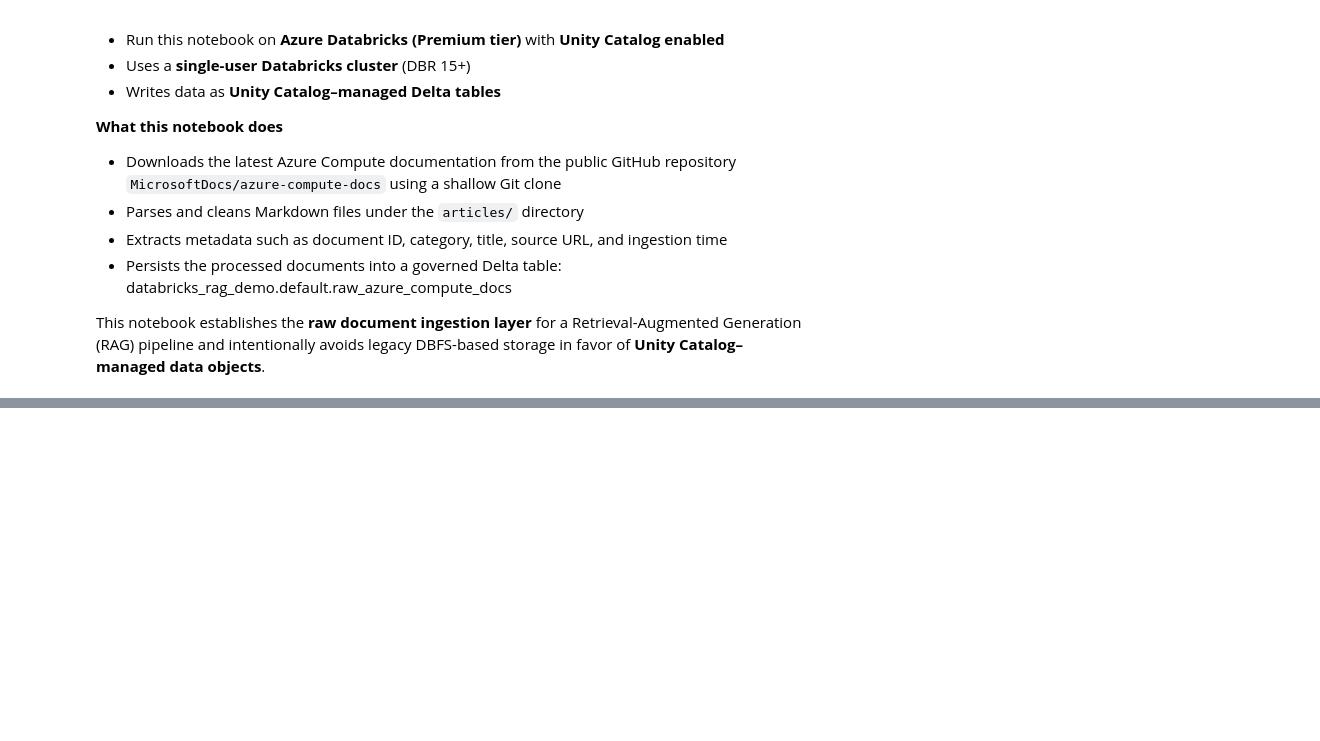
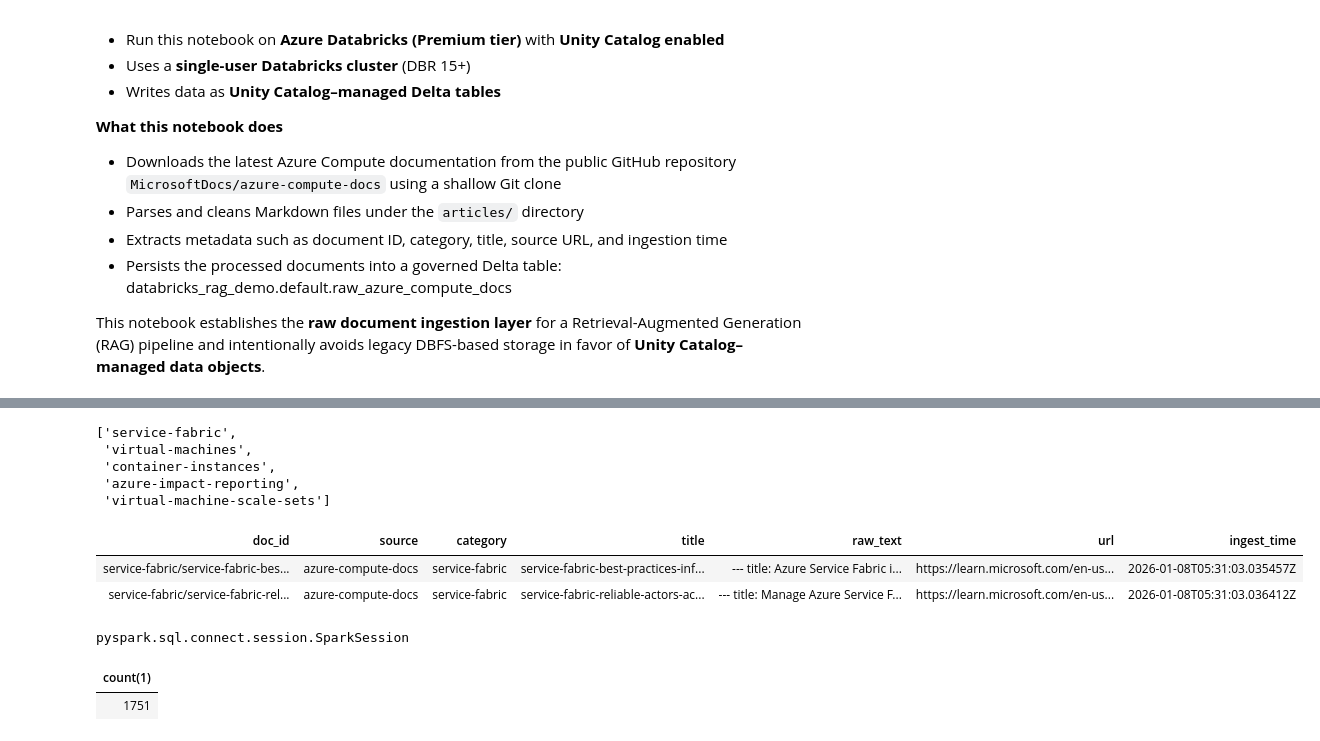
Before and after one commit to huiminyan2017/databricks-rag-ml, a Jupyter notebook: notebooks/01_ingest_azure_compute_docs.ipynb, the cells around one changed output, grey strips where cells are left out. Drawn from its saved outputs; the diff is of its cells as text; code cells hidden in the pictures; blank space fills up the shorter version.

````diff
--- a/notebooks/01_ingest_azure_compute_docs.ipynb
+++ b/notebooks/01_ingest_azure_compute_docs.ipynb
@@ -44,9 +67,5 @@ TABLE_NAME="raw_azure_compute_docs"
 # %%
 def download_azure_compute_docs():
-
-    # clean existing or any partial clones
-    if os.path.exists(TARGET_DIR):
-        shutil.rmtree(TARGET_DIR)
 
     # SHALLOW clone
     Repo.clone_from(
@@ -56,12 +75,18 @@ def download_azure_compute_docs():
     )
 
 download_azure_compute_docs()
-os.listdir(f"{BASE_PATH}")
+os.listdir(f"{TARGET_ARTICLE_PATH}")
+# %% [output]
+['service-fabric',
+ 'virtual-machines',
+ 'container-instances',
+ 'azure-impact-reporting',
+ 'virtual-machine-scale-sets']
 # %%
 # Function to clean markdown text
 def clean_markdown(md_text: str) -> str:
     # Remove code blocks
-    md_text = re.sub(r"```.*?```", "", md_text, flags=re.S)
+    #md_text = re.sub(r"```.*?```", "", md_text, flags=re.S)
     # Remove images
     md_text = re.sub(r"!\[.*?\]\(.*?\)", "", md_text)
     # Remove links but keep text
@@ -70,35 +95,51 @@ def clean_markdown(md_text: str) -> str:
     md_text = re.sub(r"#+ ", "", md_text)
     return md_text.strip()
 # %%
-def prepare_data():
+def prepare_spark_row_data():
     article_path = Path(TARGET_ARTICLE_PATH)
     rows = []
     min_length = 500  # skip stubs / TOCs
 
     for md_file in article_path.rglob("*.md"):
         try:
             with open(md_file, "r", encoding="utf-8", errors="ignore") as f:
                 raw_md = f.read()
 
             cleaned = clean_markdown(raw_md)
 
             if len(cleaned) < min_length:
                 continue
 
+            rel_path = str(md_file.relative_to(article_path))
+            category = rel_path.split("/", 1)[0] if "/" in rel_path else rel_path
+
             rows.append(Row(
-                doc_id=str(md_file.relative_to(article_path)),
+                doc_id=rel_path,
                 source="azure-compute-docs",
-                category=md_file.parts[0],  # e.g. virtual-machines
+                category=category,  # e.g. virtual-machines
                 title=md_file.stem,
                 raw_text=cleaned,
                 url=f"https://learn.microsoft.com/en-us/azure/{md_file.relative_to(TARGET_ARTICLE_PATH)}",
                 ingest_time=datetime.utcnow()
             ))
 
         except Exception as e:
             # Fail-safe: skip bad files
             continue
     return rows
 
-rows = prepare_data()
+rows = prepare_spark_row_data()
+docs_df = spark.createDataFrame(rows)
+
+display(docs_df.limit(2))
+# %% [output]
+| doc_id | source | category | title | raw_text | url | ingest_time |
+| service-fabric/service-fabric-bes... | azure-compute-docs | service-fabric | service-fabric-best-practices-inf... | --- title: Azure Service Fabric i... | https://learn.microsoft.com/en-us... | 2026-01-08T05:31:03.035457Z |
+| service-fabric/service-fabric-rel... | azure-compute-docs | service-fabric | service-fabric-reliable-actors-ac... | --- title: Manage Azure Service F... | https://learn.microsoft.com/en-us... | 2026-01-08T05:31:03.036412Z |
+# %%
+# In Databricks notebooks, spark is: a pre-initialized SparkSession object that Databricks creates for you.
+
+type(spark)
+# %% [output]
+pyspark.sql.connect.session.SparkSession
 # %%
@@ -119,4 +158,8 @@ save_to_table(rows)
 # %%
-### Validate data is stored into the table successfully
+%sql
 
-TODO ADD
+--- Validate data is stored into the table successfully
+SELECT COUNT(*) FROM databricks_rag_demo.default.raw_azure_compute_docs
+# %% [output]
+| count(1) |
+| 1751 |
````
Also changed, not shown: parts of 9 cells of this notebook, 4 other files.
